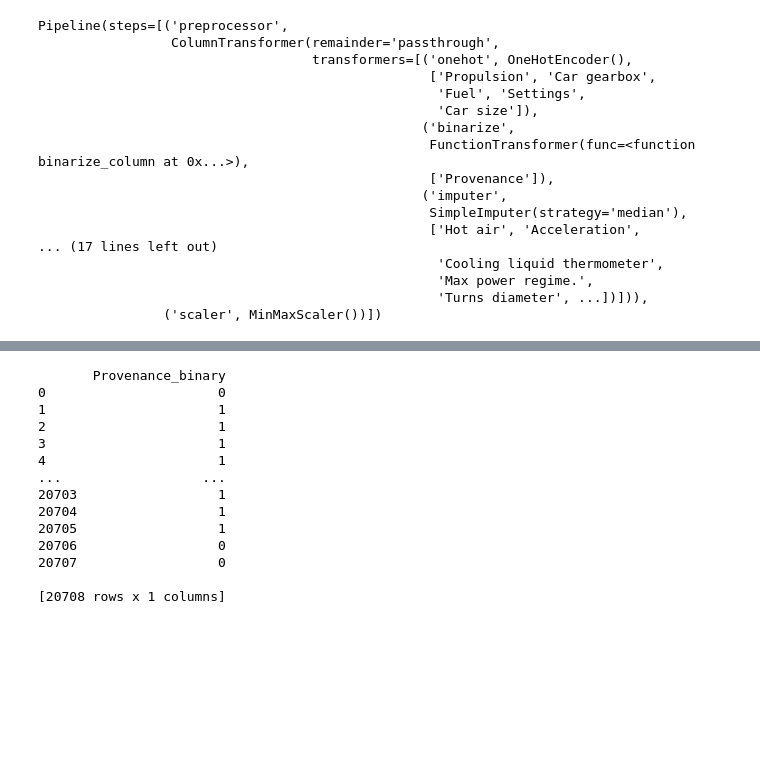
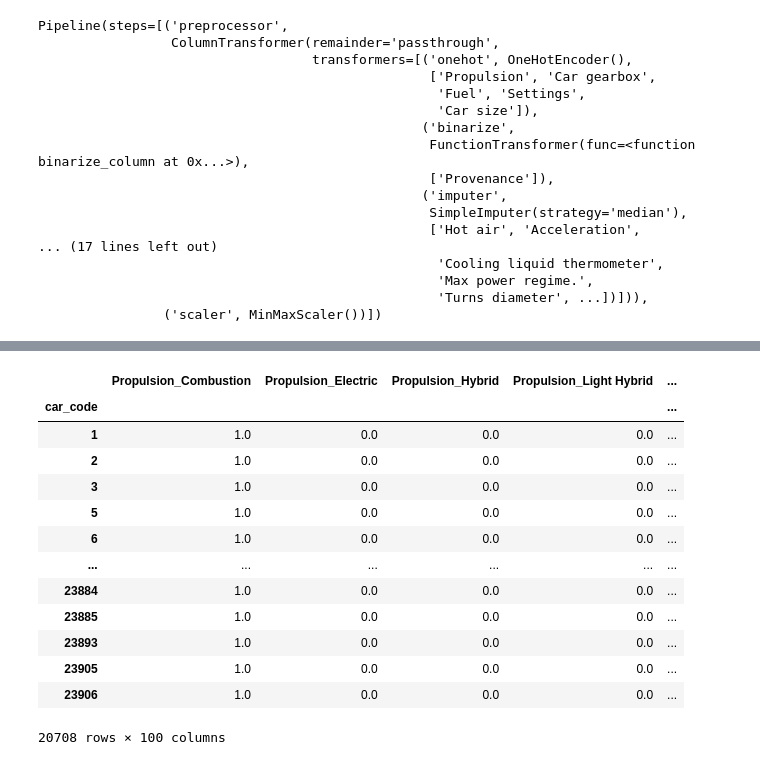
Before and after one commit to marcnaweb/car_recommendation_engine, a Jupyter notebook: notebooks/nika_notebook.ipynb, the cells around one changed output, grey strips where cells are left out. Cells and saved outputs as stored; diff of their text form; code cells hidden in the pictures; blank space fills up the shorter version.

```diff
--- a/notebooks/nika_notebook.ipynb
+++ b/notebooks/nika_notebook.ipynb
@@ -297,35 +189,38 @@ Name: Tuching, Length: 20708, dtype: object
-# %%
-from sklearn.preprocessing import LabelBinarizer
-from sklearn.preprocessing import FunctionTransformer
-
-def binarize_column(column):
-    binarizer = LabelBinarizer()
-    return binarizer.fit_transform(column)
-
-pipeline = Pipeline([
-    ('binarizer', FunctionTransformer(binarize_column, validate=False))
-])
-
-# Fit and transform the pipeline to the DataFrame
-binarized_data = pipeline.fit_transform(preprocessing_df[['Provenance']])
-
-# Create a DataFrame from the binarized data
-binarized_df = pd.DataFrame(binarized_data, columns=["Provenance_binary"])
-
-# Print the binarized DataFrame
-print(binarized_df)
-# %% [output]
-       Provenance_binary
-0                      0
-1                      1
-2                      1
-3                      1
-4                      1
-...                  ...
-20703                  1
-20704                  1
-20705                  1
-20706                  0
-20707                  0
-
-[20708 rows x 1 columns]
+# %%
+testing_pipe_df = preprocessing_df.copy()
+
+testing_pipe_df_end = pipeline.fit_transform(testing_pipe_df)
+
+
+
+# Get the names of the transformed features after one-hot encoding
+encoded_feature_names = pipeline.named_steps['preprocessor'].named_transformers_['onehot'].get_feature_names_out(input_features=columns_to_encode)
+
+# Get the names of the remaining columns
+remaining_column_names = list(pipeline.named_steps['preprocessor'].transformers_[-1][2])  # Get the names of passthrough columns
+
+# Combine all column names
+all_column_names = list(encoded_feature_names) + ['Provenance'] + remaining_column_names
+
+
+
+testing_pipe_df_end = pd.DataFrame(testing_pipe_df_end, columns=all_column_names)
+
+testing_pipe_df_end.index = preprocessing_df.index
+
+testing_pipe_df_end
+# %% [output]
+|  | Propulsion_Combustion | Propulsion_Electric | Propulsion_Hybrid | Propulsion_Light Hybrid | ... |
+| car_code |  |  |  |  | ... |
+| 1 | 1.0 | 0.0 | 0.0 | 0.0 | ... |
+| 2 | 1.0 | 0.0 | 0.0 | 0.0 | ... |
+| 3 | 1.0 | 0.0 | 0.0 | 0.0 | ... |
+| 5 | 1.0 | 0.0 | 0.0 | 0.0 | ... |
+| 6 | 1.0 | 0.0 | 0.0 | 0.0 | ... |
+| ... | ... | ... | ... | ... | ... |
+| 23884 | 1.0 | 0.0 | 0.0 | 0.0 | ... |
+| 23885 | 1.0 | 0.0 | 0.0 | 0.0 | ... |
+| 23893 | 1.0 | 0.0 | 0.0 | 0.0 | ... |
+| 23905 | 1.0 | 0.0 | 0.0 | 0.0 | ... |
+| 23906 | 1.0 | 0.0 | 0.0 | 0.0 | ... |
+20708 rows × 100 columns
```
Also changed, not shown: parts of 15 cells of this notebook, 3 other files.
